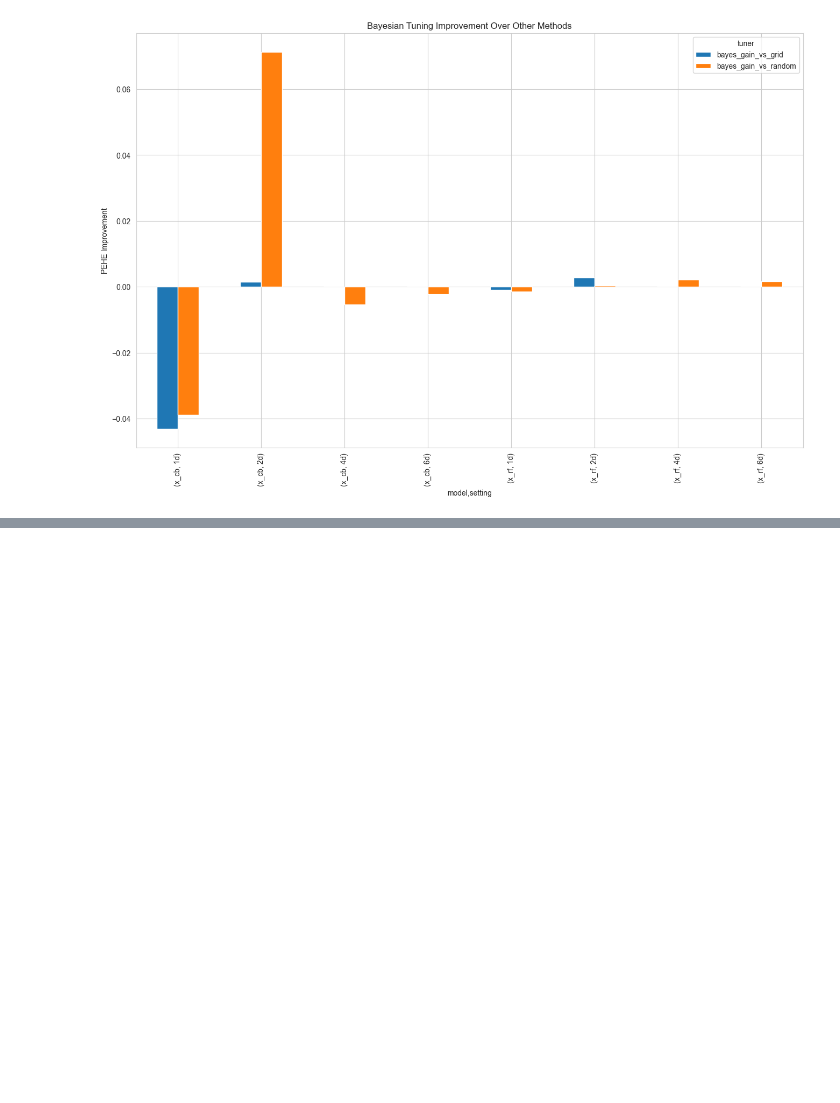
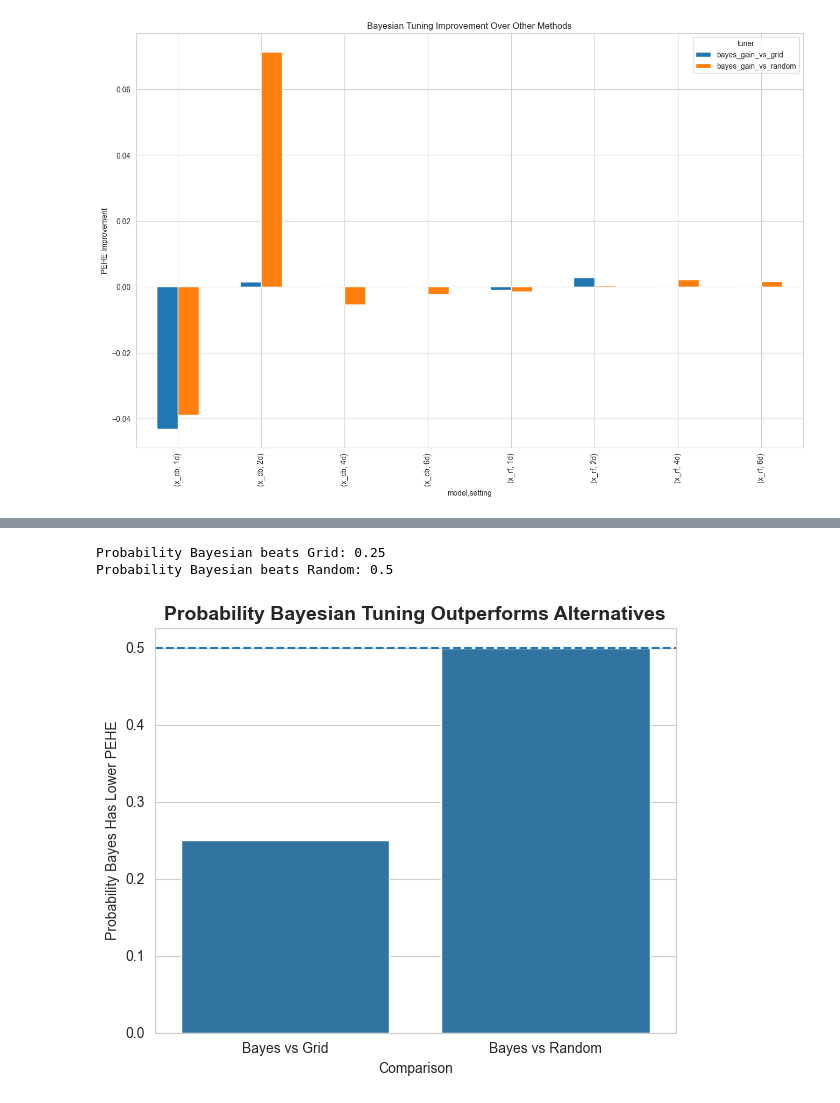
Before and after one commit to gabbymp3/bayesian-tuning-metalearners, a Jupyter notebook: draft/new.ipynb, the cells around one changed output, grey strips where cells are left out. Saved outputs shown, nothing was run; the diff lists cells and outputs as text; code cells hidden in the pictures; blank space fills up the shorter version.

```diff
--- a/draft/new.ipynb
+++ b/draft/new.ipynb
@@ -339,0 +401,45 @@ plt.show()
+# %%
+# Pivot results so each row is a comparable configuration
+pivot = aggregated.pivot_table(
+    index=["model", "setting"],
+    columns="tuner",
+    values="pehe_mean"
+)
+
+# Compute improvement indicators
+pivot["bayes_beats_grid"] = pivot["bayes"] < pivot["grid"]
+pivot["bayes_beats_random"] = pivot["bayes"] < pivot["random"]
+
+# Convert to probabilities
+prob_grid = pivot["bayes_beats_grid"].mean()
+prob_random = pivot["bayes_beats_random"].mean()
+
+print("Probability Bayesian beats Grid:", round(prob_grid, 3))
+print("Probability Bayesian beats Random:", round(prob_random, 3))
+
+# Plot
+prob_df = pd.DataFrame({
+    "Comparison": ["Bayes vs Grid", "Bayes vs Random"],
+    "Probability Bayes Wins": [prob_grid, prob_random]
+})
+
+plt.figure(figsize=(6,5))
+
+sns.barplot(
+    data=prob_df,
+    x="Comparison",
+    y="Probability Bayes Wins"
+)
+
+plt.axhline(0.5, linestyle="--")
+
+plt.title("Probability Bayesian Tuning Outperforms Alternatives", fontsize=14, fontweight="bold")
+plt.ylabel("Probability Bayes Has Lower PEHE")
+plt.xlabel("Comparison")
+
+plt.tight_layout()
+plt.show()
+# %% [output]
+Probability Bayesian beats Grid: 0.25
+Probability Bayesian beats Random: 0.5
+[figure, added]
```
Also changed, not shown: parts of 7 cells of this notebook.
